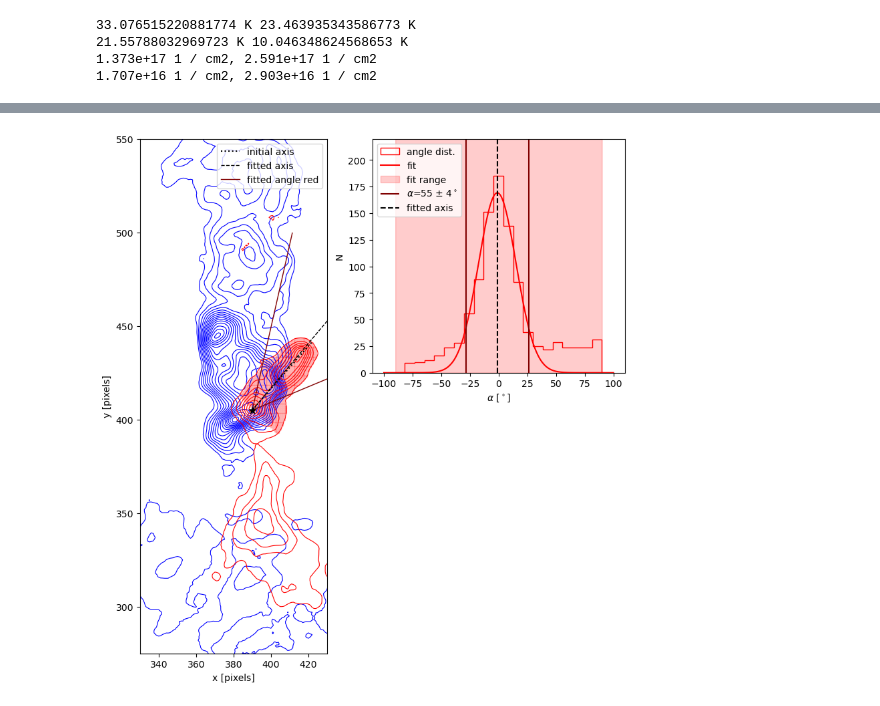
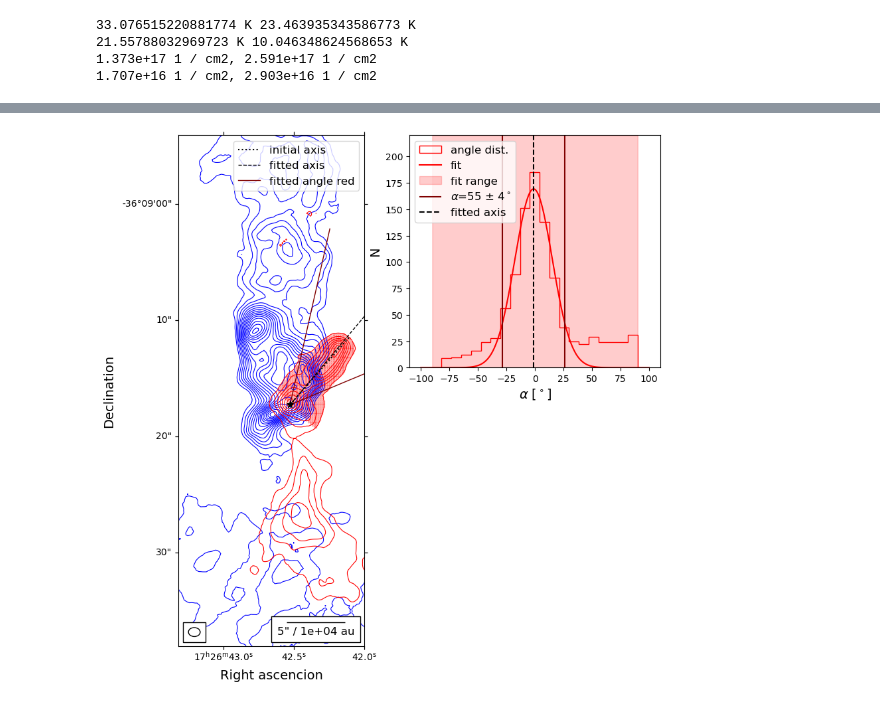
Before and after one commit to femkeballieux/master_project_2, a Jupyter notebook: code/LTERadtrans_RotDiagram_G351.77.ipynb, the cells around one changed output, grey strips where cells are left out. Cells and saved outputs as stored; diff of their text form; code cells hidden in the pictures.

```diff
--- a/code/LTERadtrans_RotDiagram_G351.77.ipynb
+++ b/code/LTERadtrans_RotDiagram_G351.77.ipynb
@@ -412,7 +417,7 @@ ax[0,0].set_facecolor('black')
 ax[0,0].set_title('LTE rotational temperature')
 ax[0,0].set_xlabel('Right ascension')
 ax[0,0].set_ylabel('Declination')
-v.add_beam(ax=ax[0,0],major=beam_major, minor=beam_minor, angle=beam_pa, color='black', edgecolor='white')
+v.add_beam(ax=ax[0,0],major=beam_major, minor=beam_minor, angle=beam_pa, color='black', edgecolor='black', frame=True)
 ax[0,0].set_xlim(275,475)
 ax[0,0].set_ylim(300,475)
 ax[0,0].text(275,465,red_velrange_text+' km/s', color='white')
@@ -429,7 +434,7 @@ ax[1,0].set_ylabel('Declination')
 ax[1,0].set_xlim(275,475)
 ax[1,0].set_ylim(300,475)
 ax[1,0].text(275,465,blue_velrange_text+' km/s', color='white')
-v.add_beam(ax=ax[1,0],major=beam_major, minor=beam_minor, angle=beam_pa, color='black', edgecolor='white')
+v.add_beam(ax=ax[1,0],major=beam_major, minor=beam_minor, angle=beam_pa, color='black', edgecolor='black', frame=True)
 ax[1,0].tick_params(axis='x', labelsize=9)
 v.add_scalebar(ax[1,0], length=5*u.arcsec, label=f"5\" / {((5*u.arcsec).to(u.rad)*d.to(u.au)).value:.2} au", frame=True, pad=0.3)
 fig.colorbar(mappable=sm_T, ax=ax[1,0], label=r'T$_{\mathrm{rot,CO}}$[K]')
@@ -443,10 +448,10 @@ ax[0,1].set_ylabel('Declination')
 ax[0,1].set_xlim(275,475)
 ax[0,1].set_ylim(300,475)
 ax[0,1].text(275,465,red_velrange_text+' km/s', color='white')
-v.add_beam(ax=ax[0,1],major=beam_major, minor=beam_minor, angle=beam_pa, color='black', edgecolor='white')
+v.add_beam(ax=ax[0,1],major=beam_major, minor=beam_minor, angle=beam_pa, color='black', edgecolor='black', frame=True)
 ax[0,1].tick_params(axis='x', labelsize=9)
 v.add_scalebar(ax[0,1], length=5*u.arcsec, label=f"5\" / {((5*u.arcsec).to(u.rad)*d.to(u.au)).value:.2} Au", frame=True, pad=0.3)
-fig.colorbar(mappable=sm_d, ax=ax[0,1], label=r'N$_{\mathrm{CO}}[cm^{-2}]$')
+fig.colorbar(mappable=sm_d, ax=ax[0,1], label=r'N$_{tot}(CO)[cm^{-2}]$')
 
 #coldens blue
 ax[1,1].imshow(N_B6_CO_blue_behaved.value, origin='lower', cmap='RdBu_r', norm=norm_d)
@@ -457,10 +462,10 @@ ax[1,1].set_ylabel('Declination')
 ax[1,1].set_xlim(275,475)
 ax[1,1].set_ylim(300,475)
 ax[1,1].text(275,465,blue_velrange_text+' km/s', color='white')
-v.add_beam(ax=ax[1,1],major=beam_major, minor=beam_minor, angle=beam_pa, color='black', edgecolor='white')
+v.add_beam(ax=ax[1,1],major=beam_major, minor=beam_minor, angle=beam_pa, color='black', edgecolor='black', frame=True)
 ax[1,1].tick_params(axis='x', labelsize=9)
 v.add_scalebar(ax[1,1], length=5*u.arcsec, label=f"5\" / {((5*u.arcsec).to(u.rad)*d.to(u.au)).value:.2} au", frame=True, pad=0.3)
-fig.colorbar(mappable=sm_d, ax=ax[1,1], label=r'N$_{\mathrm{CO}}[cm^{-2}]$')
+fig.colorbar(mappable=sm_d, ax=ax[1,1], label=r'N$_{tot}(CO)[cm^{-2}]$')
 
 
 ax[0,0].scatter(hot_cores_RA, hot_cores_DEC, transform=ax[0,0].get_transform('fk5'), s=30,
@@ -631,7 +636,7 @@ ax.contour(B6_blue.value, levels=contourlevels_blue, colors='blue', linewidths=0
 print(B6_red_rms, B6_blue_rms)
 
 # Set the limits for zooming
-ax.set_xlim(330,430)
+ax.set_xlim(333,433)
 ax.set_ylim(275,525)
 
 # Add labels
@@ -1122,8 +1127,12 @@ fig = plt.figure(figsize=(10, 10))  # adjust figsize as needed
 # Define a 2x2 GridSpec, where we span the first column vertically
 gs = gridspec.GridSpec(2, 2, width_ratios=[1, 1], wspace=0.05)  # Make the first column wider
 
-ax1 = fig.add_subplot(gs[:, 0])
-
+ax1 = fig.add_subplot(gs[:, 0], projection=wcs_B6_red)
+ax1.set_aspect('equal')
+v.add_beam(ax=ax1,major=beam_major, minor=beam_minor, angle=beam_pa, color='none', edgecolor='black', frame=True)
+v.add_scalebar(ax1, length=5*u.arcsec, label=f"5\" / {((5*u.arcsec).to(u.rad)*d.to(u.au)).value:.2} au", frame=True)
+ax1.set_xlabel('Right ascencion')
+ax1.set_ylabel('Declination')
 #central protostar
 ax1.scatter(point1_redA[0], point1_redA[1], s=50, color='black', zorder=10, marker='*')
 
@@ -1138,9 +1147,9 @@ contours_blue=ax1.contour(B6_blue.value, levels=contourlevels_blue, colors='blue
 
 ax1.set_xlim(330,430)
 ax1.set_ylim(275,550)
-ax1.set_xlabel('x [pixels]')
-ax1.set_ylabel('y [pixels]')
-ax1.set_aspect('equal')
+# ax1.set_xlabel('x [pixels]')
+# ax1.set_ylabel('y [pixels]')
+# ax1.set_aspect('equal')
 ax1.plot([point1_redA[0], point1_redA[0] + new_axis_redA[0]], [point1_redA[1], point1_redA[1] + new_axis_redA[1]], color='black', linestyle='--', linewidth=1, label='fitted axis')
 ax1.plot([point1_redA[0], point1_redA[0] + upper_angle_redA[0]], [point1_redA[1], point1_redA[1] + upper_angle_redA[1]], color='maroon', linestyle='-', linewidth=1, label='fitted angle red')
 ax1.plot([point1_redA[0], point1_redA[0] + lower_angle_redA[0]], [point1_redA[1], point1_redA[1] + lower_angle_redA[1]], color='maroon', linestyle='-', linewidth=1)
@@ -1178,7 +1187,12 @@ fig = plt.figure(figsize=(10, 10))  # adjust figsize as needed
 # Define a 2x2 GridSpec, where we span the first column vertically
 gs = gridspec.GridSpec(2, 2, width_ratios=[1, 1], wspace=0.05)  # Make the first column wider
 
-ax1 = fig.add_subplot(gs[:, 0])
+ax1 = fig.add_subplot(gs[:, 0], projection=wcs_B6_red)
+ax1.set_aspect('equal')
+v.add_beam(ax=ax1,major=beam_major, minor=beam_minor, angle=beam_pa, color='none', edgecolor='black', frame=True)
+v.add_scalebar(ax1, length=5*u.arcsec, label=f"5\" / {((5*u.arcsec).to(u.rad)*d.to(u.au)).value:.2} au", frame=True)
+ax1.set_xlabel('Right ascencion')
+ax1.set_ylabel('Declination')
 
 #central protostar
 ax1.scatter(point1_redB[0], point1_redB[1], s=50, color='black', zorder=10, marker='*')
@@ -1194,40 +1208,40 @@ contours_blue=ax1.contour(B6_blue.value, levels=contourlevels_blue, colors='blue
 
 ax1.set_xlim(330,430)
 ax1.set_ylim(275,550)
-ax1.set_xlabel('x [pixels]')
-ax1.set_ylabel('y [pixels]')
-ax1.set_aspect('equal')
+# ax1.set_xlabel('x [pixels]')
+# ax1.set_ylabel('y [pixels]')
+# ax1.set_aspect('equal')
 ax1.plot([point1_redB[0], point1_redB[0] + new_axis_redB[0]], [point1_redB[1], point1_redB[1] + new_axis_redB[1]], color='black', linestyle='--', linewidth=1, label='fitted axis')
 ax1.plot([point1_redB[0], point1_redB[0] + upper_angle_redB[0]], [point1_redB[1], point1_redB[1] + upper_angle_redB[1]], color='maroon', linestyle='-', linewidth=1, label='fitted angle red')
 ax1.plot([point1_redB[0], point1_redB[0] + lower_angle_redB[0]], [point1_redB[1], point1_redB[1] + lower_angle_redB[1]], color='maroon', linestyle='-', linewidth=1)
 ax1.legend()
 
 # Plot the histogram of the data
 ax2 = fig.add_subplot(gs[0, 1])
 ax2.hist(signed_angles_degrees_redB, bins=bins_redB, color = 'red', histtype = 'step', label='angle dist.')
 ax2.plot(x_plot, gaussian(x_plot, popt_redB[0], popt_redB[1], popt_redB[2]), label='fit', color='red')
 ax2.fill_betweenx(y_plot_redB, red_minB, red_maxB, color='red', alpha=0.2, label='fit range')
 ax2.vlines(mu_redB-0.5*fwqm_redB, 0, 1.3*a_redB, color='maroon', linestyle='-', label=fr'$ \alpha$={fwqm_redB:.0f} $\pm$ {e_fwqm_redB:.0f}$^\circ$')
 ax2.vlines(mu_redB+0.5*fwqm_redB, 0, 1.3*a_redB, color='maroon', linestyle='-')
 ax2.vlines(mu_redB,0,1.3*a_redB, color='black', linestyle='--', label='fitted axis')
 ax2.legend(loc='upper left')
 ax2.set_xlabel(r'$\alpha$ [$^\circ$]')
 ax2.set_ylabel('N')
 ax2.set_ylim(0,a_redB*1.3)
 
 # ax3 = fig.add_subplot(gs[1, 1])
 # ax3.hist(signed_angles_degrees_blueB, bins=bins_blueB, color = 'blue', histtype = 'step', label='angle dist.')
 # ax3.plot(x_plot, gaussian(x_plot, popt_blueB[0], popt_blueB[1], popt_blueB[2]), label='fit', color='blue')
 # ax3.fill_betweenx(y_plot_blueB, blue_minB, blue_maxB, color='blue', alpha=0.2, label='fit range')
 # ax3.vlines(mu_blueB-0.5*fwqm_blueB, 0, 1.3*a_blueB, color='black', linestyle='--', label=fr'$\alpha$={fwqm_blueB:.0f} $\pm$ {e_fwqm_blueB:.0f}$^\circ$')
 # ax3.vlines(mu_blueB+0.5*fwqm_blueB, 0, 1.3*a_blueB, color='black', linestyle='--')
 # ax3.legend(loc='upper left')
 # ax3.set_xlabel(r'$\alpha$ [$^\circ$]')
 # ax3.set_ylabel('N')
 # ax3.set_ylim(0,a_blueB*1.3)
 plt.savefig(fname=path+'plots/angle_overview_'+source_name+'_B.pdf', bbox_inches='tight' )
 # %% [output]
-[figure, old version]
+[figure, new version]
 # %%
 # #required to plot the colorbars
 # norm_ratio = mpl.colors.LogNorm(vmin=1e-1, vmax=1e0)
```
Also changed, not shown: parts of 13 cells of this notebook, 26 other files.
